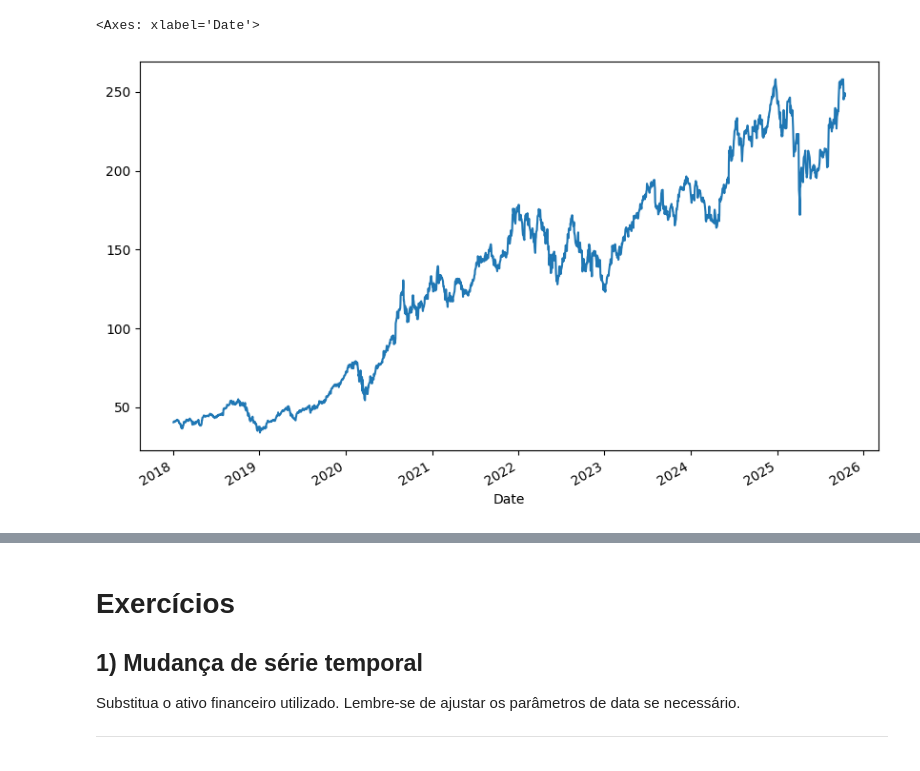
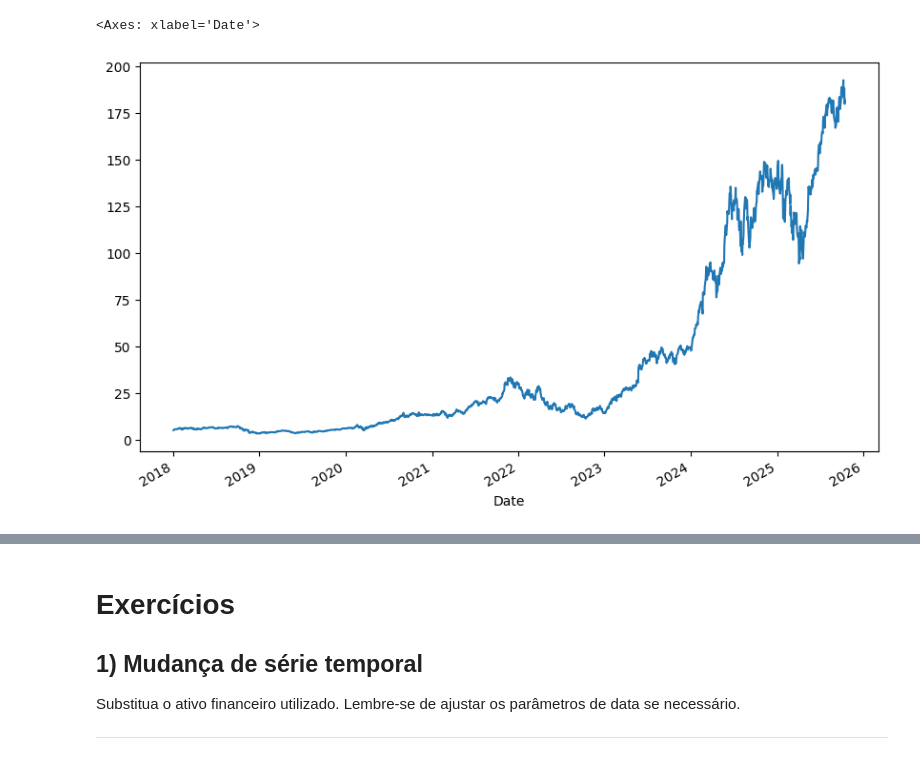
Before and after one commit to bmnogueira-ufms/SIAD-2025-02, a Jupyter notebook: notebooks/lab-classificacao-ml.ipynb, the cells around one changed output, grey strips where cells are left out. Saved outputs shown, nothing was run; the diff lists cells and outputs as text; code cells hidden in the pictures.

```diff
--- a/notebooks/lab-classificacao-ml.ipynb
+++ b/notebooks/lab-classificacao-ml.ipynb
@@ -10,6 +10,6 @@ from sklearn.metrics import mean_squared_error, mean_absolute_error
 from sklearn.preprocessing import StandardScaler
 import yfinance as yf  # para baixar dados de ações
 # %%
-df = yf.download("AAPL", start='2018-01-01')
+df = yf.download(["NVDA", "AAPL", "MSFT"], start='2018-01-01')
 df
 # %% [output]
@@ -40,9 +50,9 @@ MultiIndex([( 'Close', 'AAPL'),
            names=['Price', 'Ticker'])
 # %%
-df[('Close', "AAPL")].plot(figsize=(10, 6))
+df[('Close', "NVDA")].plot(figsize=(10, 6))
 # %% [output]
 <Axes: xlabel='Date'>
-[figure, old version]
+[figure, new version]
 # %%
 def series_to_supervised(data, n_lags=5):
     """
```
Also changed, not shown: parts of 7 cells of this notebook, 4 other files.
